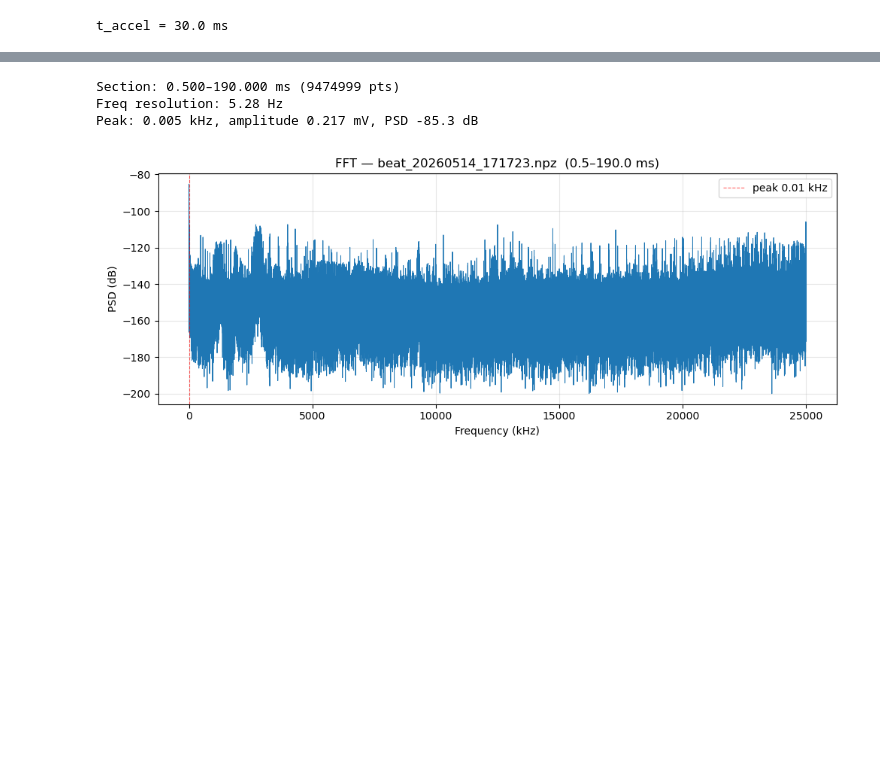
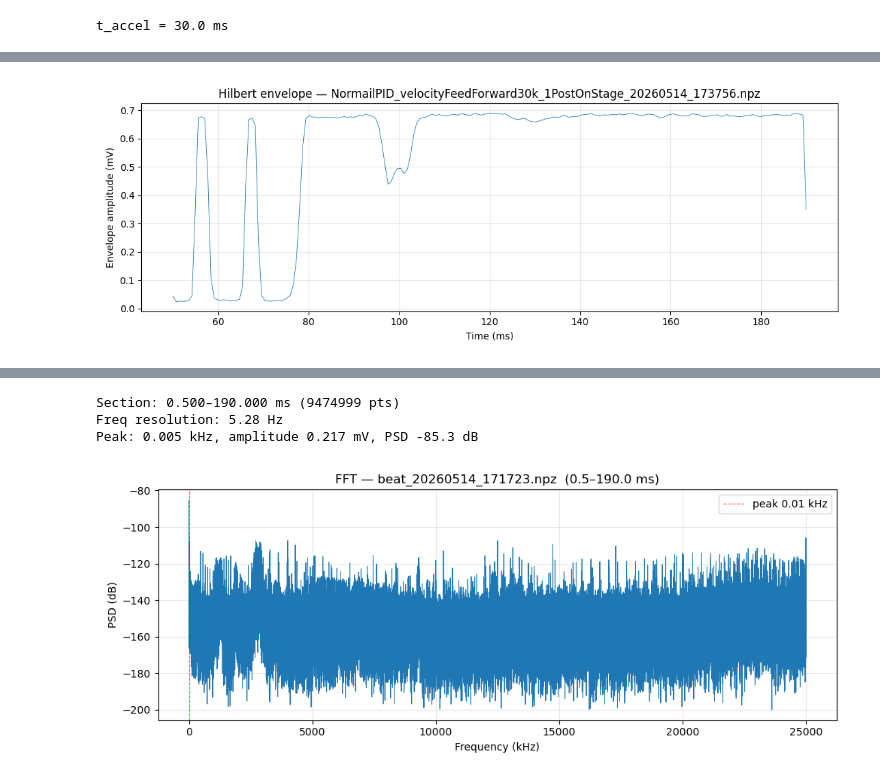
Before and after one commit to josephmlev/eedm_jml, a Jupyter notebook: daqAnalysisAndExperiments/launch/measureTrackVelocityBeatNote/beatNoteAnalysis.ipynb, the cells around one changed output, grey strips where cells are left out. Drawn from its saved outputs; the diff is of its cells as text; code cells hidden in the pictures; blank space fills up the shorter version.

Commit message:
adds hilbert transform to analysis

```diff
--- a/daqAnalysisAndExperiments/launch/measureTrackVelocityBeatNote/beatNoteAnalysis.ipynb
+++ b/daqAnalysisAndExperiments/launch/measureTrackVelocityBeatNote/beatNoteAnalysis.ipynb
@@ -154,0 +196,13 @@ Segment duration: 0.100 ms,  freq resolution: 10000.0 Hz
+# %%
+# %% Figure 1 — Hilbert envelope
+plt.close('all')
+fig1, ax1 = plt.subplots(figsize=(11, 4))
+ax1.plot(ts, env_s[::DECIM] * 1e3, lw=0.6, color="C0")
+ax1.set_xlabel("Time (ms)")
+ax1.set_ylabel("Envelope amplitude (mV)")
+ax1.set_title(f"Hilbert envelope — {fname.name}")
+ax1.grid(True, alpha=0.3)
+fig1.tight_layout()
+plt.show()
+# %% [output]
+[figure, added]
```
Also changed, not shown: parts of 8 cells of this notebook.
